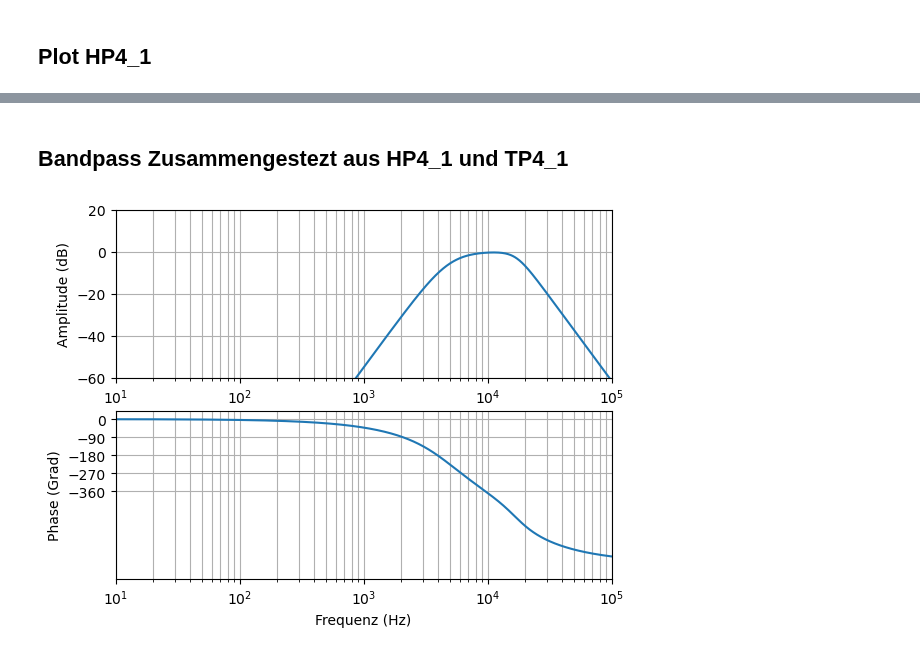
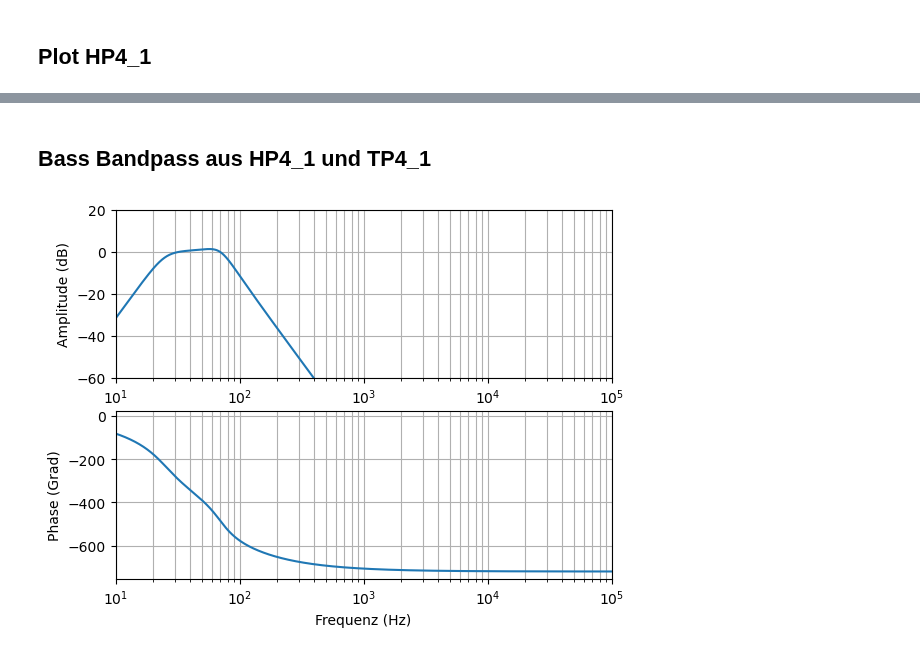
Before and after one commit to dkorschu/DiKo_PreAmp, a Jupyter notebook: Notebook/Aktive_Filter.ipynb, the cells around one changed output, grey strips where cells are left out. Cells and saved outputs as stored; diff of their text form; code cells hidden in the pictures.

```diff
--- a/Notebook/Aktive_Filter.ipynb
+++ b/Notebook/Aktive_Filter.ipynb
@@ -144,5 +134,5 @@ def H_HP4(Q_1, Q_2, f_r, C_2, C_4):
 # %% [markdown]
 ## Plot HP4_1
 # %%
-H1_BW_HP4 = H_HP4(Q_1=0.71,Q_2=0.71,f_r=4.9e3,C_2=3e-9,C_4=1.5e-9)
+H1_HP4 = H_HP4(Q_1=0.54, Q_2=1.31,f_r=25,C_2=10e-9,C_4=220e-9)
 # %% [output]
@@ -157,0 +150,2 @@ R_4 = 30.748 kΩ
+# %%
+H1_TP4 = H_TP4(Q_1=0.54, Q_2=1.6, f_r=70, C_2=150e-9, C_4=100e-9)
@@ -158,24 +162,24 @@ R_4 = 30.748 kΩ
 # %% [markdown]
-## Bandpass Zusammengestezt aus HP4_1 und TP4_1
+## Bass Bandpass aus HP4_1 und TP4_1
 # %%
-H1_BP8_abs   = np.abs(H1_LR_TP4*H1_BW_HP4)
-H1_BP8_phase = np.unwrap(np.angle(H1_LR_TP4*H1_BW_HP4)) * (180 / np.pi)
+H1_BP8_abs   = np.abs(H1_TP4*H1_HP4)
+H1_BP8_phase = np.unwrap(np.angle(H1_TP4*H1_HP4)) * (180 / np.pi)
 
 plt.subplot(2,1,1)
 plt.semilogx(f, 20 * np.log10(H1_BP8_abs), label="Amplitudengang")
 plt.ylabel("Amplitude (dB)")
 plt.grid(True, which="both")
 plt.ylim(-60,20)
 plt.xlim(1e1,1e5)
 
 plt.subplot(2,1,2)
 plt.semilogx(f, H1_BP8_phase, label="Phasengang")
 plt.xlabel("Frequenz (Hz)")
 plt.ylabel("Phase (Grad)")
 plt.grid(True, which="both")
-plt.ylim(-800,40)
-plt.yticks([-360,-270,-180,-90,0])
+#plt.ylim(-800,40)
+#plt.yticks([-360,-270,-180,-90,0])
 plt.xlim(1e1,1e5)
 plt.show()
 # %% [output]
-[figure, old version]
+[figure, new version]
```
Also changed, not shown: parts of 33 cells of this notebook, 16 other files.
